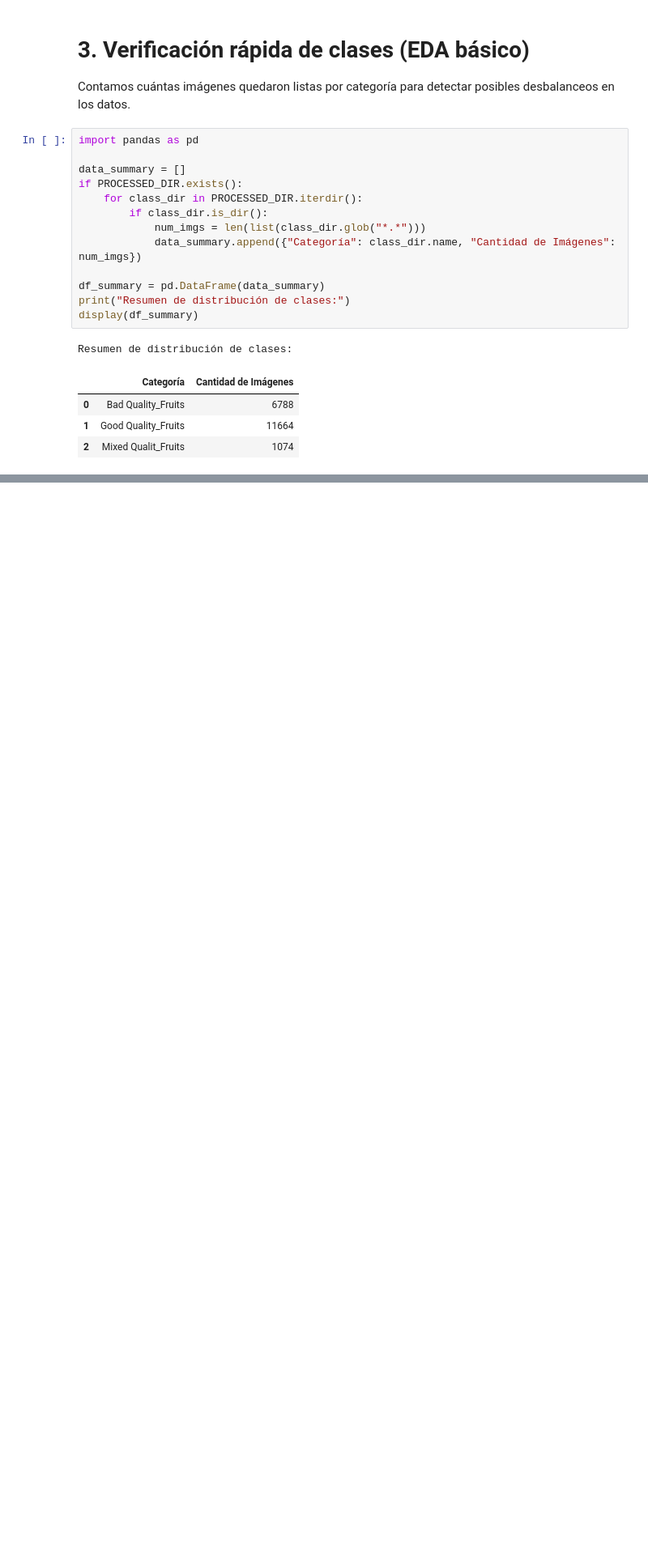
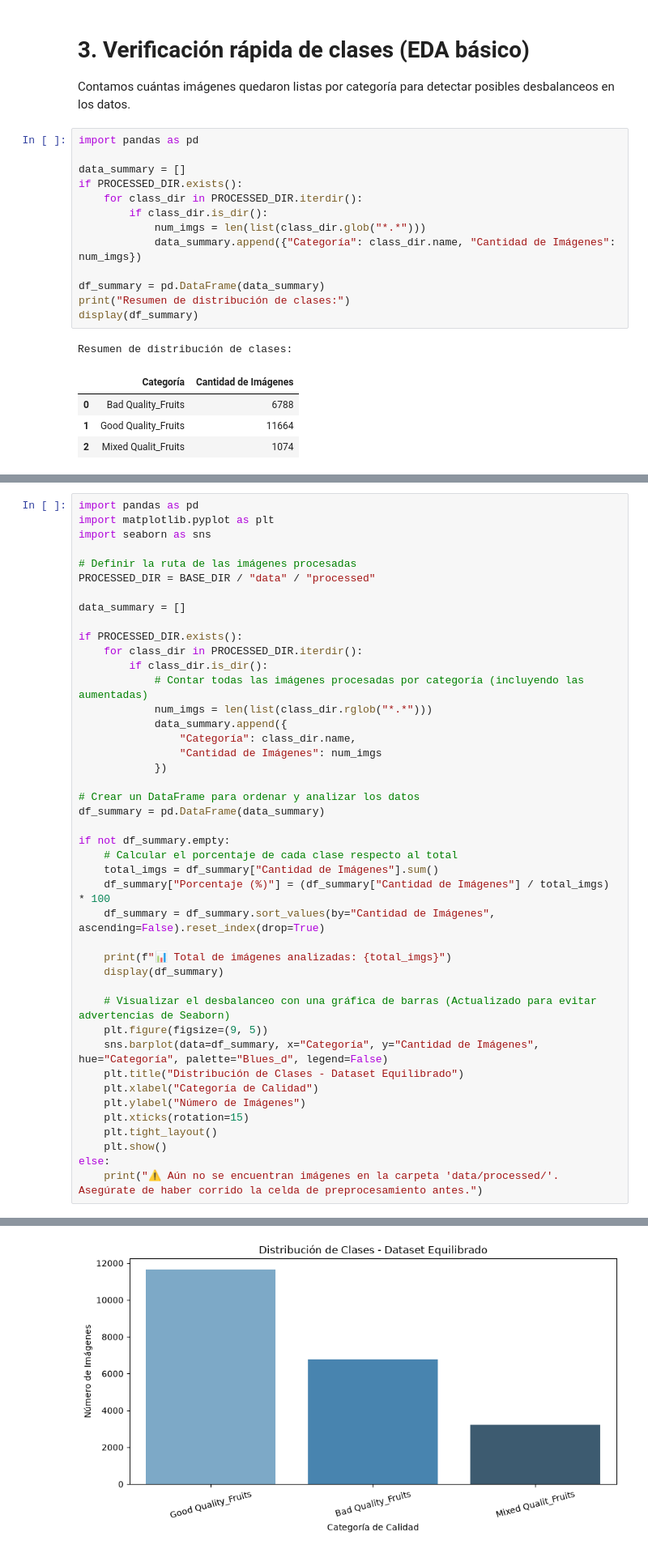
Before and after one commit to Sammmy1911/ProyectoAPOIII, a Jupyter notebook: src/data/preprocess.ipynb, the cells around one changed output, grey strips where cells are left out. Shown at 81% size. Saved outputs shown, nothing was run; the diff lists cells and outputs as text; blank space fills up the shorter version.

Commit message:
EDA process of Huge Data

```diff
--- a/src/data/preprocess.ipynb
+++ b/src/data/preprocess.ipynb
@@ -126,0 +181,44 @@ Resumen de distribución de clases:
+# %%
+import pandas as pd
+import matplotlib.pyplot as plt
+import seaborn as sns
+
+# Definir la ruta de las imágenes procesadas
+PROCESSED_DIR = BASE_DIR / "data" / "processed"
+
+data_summary = []
+
+if PROCESSED_DIR.exists():
+    for class_dir in PROCESSED_DIR.iterdir():
+        if class_dir.is_dir():
+            # Contar todas las imágenes procesadas por categoría (incluyendo las aumentadas)
+            num_imgs = len(list(class_dir.rglob("*.*")))
+            data_summary.append({
+                "Categoría": class_dir.name,
+                "Cantidad de Imágenes": num_imgs
+            })
+
+# Crear un DataFrame para ordenar y analizar los datos
+df_summary = pd.DataFrame(data_summary)
+
+if not df_summary.empty:
+    # Calcular el porcentaje de cada clase respecto al total
+    total_imgs = df_summary["Cantidad de Imágenes"].sum()
+    df_summary["Porcentaje (%)"] = (df_summary["Cantidad de Imágenes"] / total_imgs) * 100
+    df_summary = df_summary.sort_values(by="Cantidad de Imágenes", ascending=False).reset_index(drop=True)
+
+    print(f"📊 Total de imágenes analizadas: {total_imgs}")
+    display(df_summary)
+
+    # Visualizar el desbalanceo con una gráfica de barras (Actualizado para evitar advertencias de Seaborn)
+    plt.figure(figsize=(9, 5))
+    sns.barplot(data=df_summary, x="Categoría", y="Cantidad de Imágenes", hue="Categoría", palette="Blues_d", legend=False)
+    plt.title("Distribución de Clases - Dataset Equilibrado")
+    plt.xlabel("Categoría de Calidad")
+    plt.ylabel("Número de Imágenes")
+    plt.xticks(rotation=15)
+    plt.tight_layout()
+    plt.show()
+else:
+    print("⚠️ Aún no se encuentran imágenes en la carpeta 'data/processed/'. Asegúrate de haber corrido la celda de preprocesamiento antes.")
+# %% [output]
@@ -126,0 +230 @@ Resumen de distribución de clases:
+[figure, added]
```
Also changed, not shown: parts of 3 cells of this notebook.
